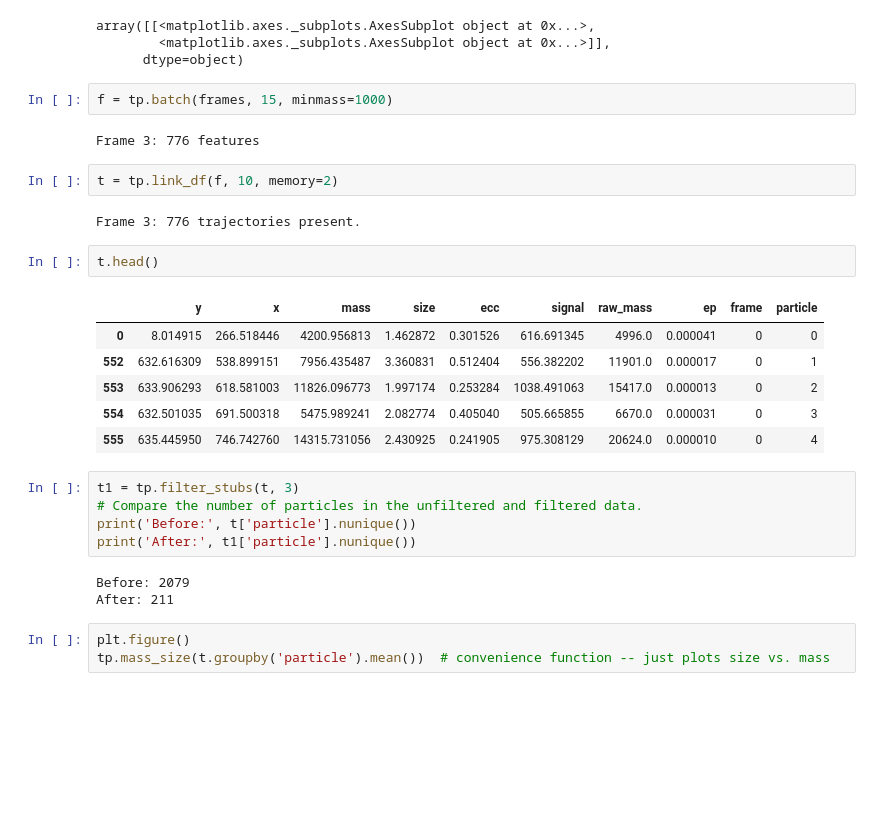
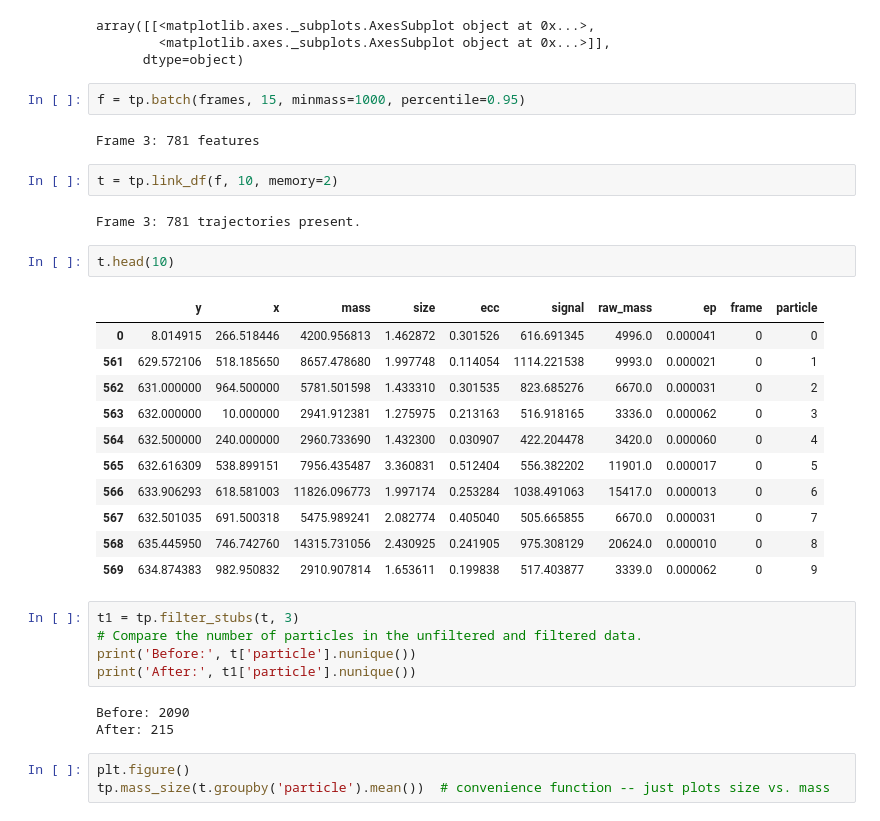
Before and after one commit to NeuroDataDesign/LIDS, a Jupyter notebook: tracking/notebooks/tracking.ipynb, the cells around one changed output. Drawn from its saved outputs; the diff is of its cells as text; blank space fills up the shorter version.

```diff
--- a/tracking/notebooks/tracking.ipynb
+++ b/tracking/notebooks/tracking.ipynb
@@ -96,30 +104,35 @@ array([[<matplotlib.axes._subplots.AxesSubplot object at 0x...>,
         <matplotlib.axes._subplots.AxesSubplot object at 0x...>]],
       dtype=object)
 # %%
-f = tp.batch(frames, 15, minmass=1000)
+f = tp.batch(frames, 15, minmass=1000, percentile=0.95)
 # %% [output]
-Frame 3: 776 features
+Frame 3: 781 features
 # %%
 t = tp.link_df(f, 10, memory=2)
 # %% [output]
-Frame 3: 776 trajectories present.
+Frame 3: 781 trajectories present.
 # %%
-t.head()
+t.head(10)
 # %% [output]
 |  | y | x | mass | size | ecc | signal | raw_mass | ep | frame | particle |
 | 0 | 8.014915 | 266.518446 | 4200.956813 | 1.462872 | 0.301526 | 616.691345 | 4996.0 | 0.000041 | 0 | 0 |
-| 552 | 632.616309 | 538.899151 | 7956.435487 | 3.360831 | 0.512404 | 556.382202 | 11901.0 | 0.000017 | 0 | 1 |
-| 553 | 633.906293 | 618.581003 | 11826.096773 | 1.997174 | 0.253284 | 1038.491063 | 15417.0 | 0.000013 | 0 | 2 |
-| 554 | 632.501035 | 691.500318 | 5475.989241 | 2.082774 | 0.405040 | 505.665855 | 6670.0 | 0.000031 | 0 | 3 |
-| 555 | 635.445950 | 746.742760 | 14315.731056 | 2.430925 | 0.241905 | 975.308129 | 20624.0 | 0.000010 | 0 | 4 |
+| 561 | 629.572106 | 518.185650 | 8657.478680 | 1.997748 | 0.114054 | 1114.221538 | 9993.0 | 0.000021 | 0 | 1 |
+| 562 | 631.000000 | 964.500000 | 5781.501598 | 1.433310 | 0.301535 | 823.685276 | 6670.0 | 0.000031 | 0 | 2 |
+| 563 | 632.000000 | 10.000000 | 2941.912381 | 1.275975 | 0.213163 | 516.918165 | 3336.0 | 0.000062 | 0 | 3 |
+| 564 | 632.500000 | 240.000000 | 2960.733690 | 1.432300 | 0.030907 | 422.204478 | 3420.0 | 0.000060 | 0 | 4 |
+| 565 | 632.616309 | 538.899151 | 7956.435487 | 3.360831 | 0.512404 | 556.382202 | 11901.0 | 0.000017 | 0 | 5 |
+| 566 | 633.906293 | 618.581003 | 11826.096773 | 1.997174 | 0.253284 | 1038.491063 | 15417.0 | 0.000013 | 0 | 6 |
+| 567 | 632.501035 | 691.500318 | 5475.989241 | 2.082774 | 0.405040 | 505.665855 | 6670.0 | 0.000031 | 0 | 7 |
+| 568 | 635.445950 | 746.742760 | 14315.731056 | 2.430925 | 0.241905 | 975.308129 | 20624.0 | 0.000010 | 0 | 8 |
+| 569 | 634.874383 | 982.950832 | 2910.907814 | 1.653611 | 0.199838 | 517.403877 | 3339.0 | 0.000062 | 0 | 9 |
 # %%
 t1 = tp.filter_stubs(t, 3)
 # Compare the number of particles in the unfiltered and filtered data.
 print('Before:', t['particle'].nunique())
 print('After:', t1['particle'].nunique())
 # %% [output]
-Before: 2079
-After: 211
+Before: 2090
+After: 215
 # %%
 plt.figure()
 tp.mass_size(t.groupby('particle').mean())  # convenience function -- just plots size vs. mass
```
Also changed, not shown: parts of 21 cells of this notebook.
